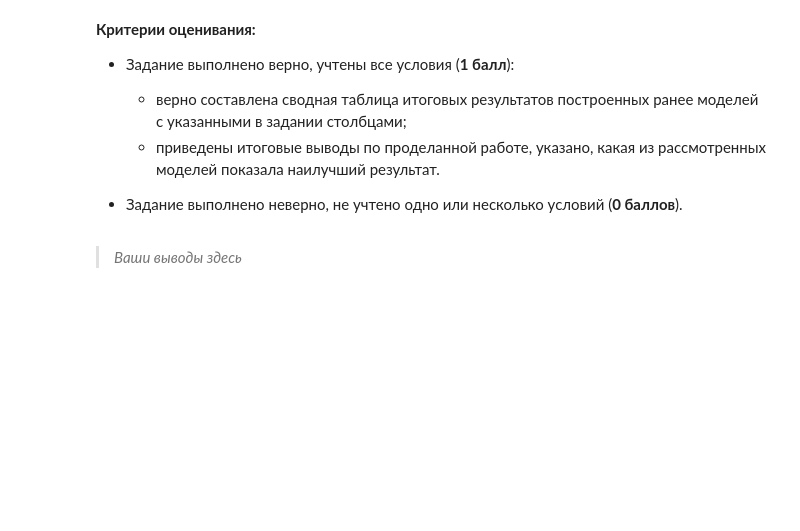
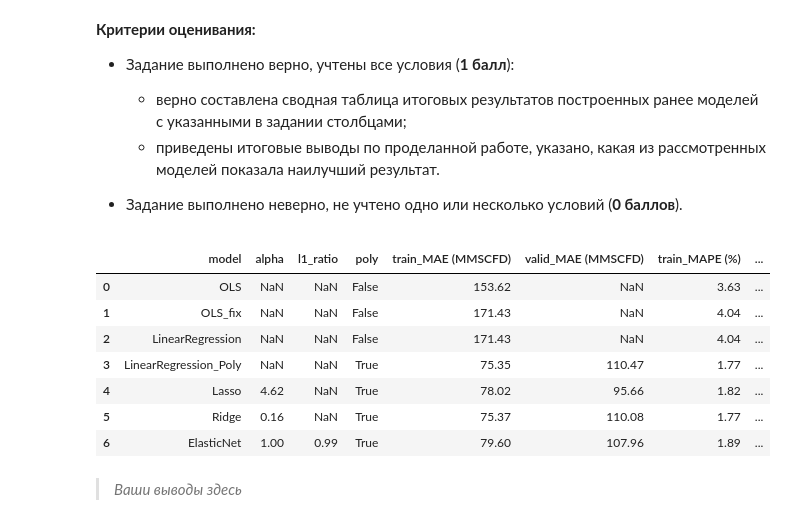
Before and after one commit to Blooodniy/SF_DS, a Jupyter notebook: MATH&ML/MATH&ML-2. Линейная алгебра в контексте линейных методов. Часть II/MATH_ML-2._Практика.ipynb, the cells around one changed output. Saved outputs shown, nothing was run; the diff lists cells and outputs as text; code cells hidden in the pictures; blank space fills up the shorter version.

```diff
--- a/MATH&ML/MATH&ML-2. Линейная алгебра в контексте линейных методов. Часть II/MATH_ML-2._Практика.ipynb
+++ b/MATH&ML/MATH&ML-2. Линейная алгебра в контексте линейных методов. Часть II/MATH_ML-2._Практика.ipynb
@@ -606,4 +617,22 @@ print('MAPE на валидационных фолдах: {:.2f} %\n'.format(-cv
 - Задание выполнено верно, но не учтено одно из условий (**1 балл**).
 - Задание выполнено неверно, не учтено несколько условий (**0 баллов**).
 # %%
-# Ваш код здесь
+param_grid_en = [{'alpha': np.arange(0, 10, 0.01)},
+                 {'l1_ratio': np.arange(0, 1.01, 0.01)}]
+
+grid_search_en = GridSearchCV(
+    estimator=ElasticNet(),
+    param_grid=param_grid_en,
+    cv=5,
+    n_jobs=-1,
+    scoring=get_neg_MAPE
+)
+
+grid_search_en.fit(X_fix_st_poly, y)
+print("Наилучшие значения параметров: {}\n".format(grid_search_en.best_params_))
+
+cv_results_en = cross_validate(grid_search_en.best_estimator_, X_fix_st_poly, y, scoring={'MAE': get_neg_MAE, 'MAPE': get_neg_MAPE}, cv=5, return_train_score=True)
+print('MAE на тренировочных фолдах: {:.2f} MMSCFD'.format(-cv_results_en['train_MAE'].mean()))
+print('MAE на валидационных фолдах: {:.2f} MMSCFD'.format(-cv_results_en['test_MAE'].mean()))
+print('MAPE на тренировочных фолдах: {:.2f} %'.format(-cv_results_en['train_MAPE'].mean()))
+print('MAPE на валидационных фолдах: {:.2f} %\n'.format(-cv_results_en['test_MAPE'].mean()))
@@ -635,2 +667,59 @@ print('MAPE на валидационных фолдах: {:.2f} %\n'.format(-cv
+# %%
+# Классический МНК на всех признаках
+ols = {'model':'OLS',
+       'poly':False,
+       'train_MAE (MMSCFD)':round(get_MAE(y, y_pred), 2),
+       'train_MAPE (%)': round(get_MAPE(y, y_pred), 2)}
+# МНК на отобранных признаках
+ols_fix = {'model':'OLS_fix',
+           'poly':False,
+           'train_MAE (MMSCFD)':round(get_MAE(y, y_pred_fix), 2),
+           'train_MAPE (%)': round(get_MAPE(y, y_pred_fix), 2)}
+# Библиотечная еализация линейной регрессии
+linear_regression = {'model':'LinearRegression',
+                     'poly':False,
+                     'train_MAE (MMSCFD)':round(get_MAE(y, y_pred_lr), 2),
+                     'train_MAPE (%)': round(get_MAPE(y, y_pred_lr), 2)}
+# Линейная регрессия на полиномиальных признаках
+linear_regression_poly = {'model':'LinearRegression_Poly',
+                          'poly':True, 'train_MAE (MMSCFD)':round(-cv_results_lr_p['train_MAE'].mean(), 2),
+                          'valid_MAE (MMSCFD)':round(-cv_results_lr_p['test_MAE'].mean(), 2),
+                          'train_MAPE (%)':round(-cv_results_lr_p['train_MAPE'].mean(), 2),
+                          'valid_MAPE (%)':round(-cv_results_lr_p['test_MAPE'].mean(), 2)}
+# Регрессия с L1-регуляризацией
+lasso = {'model':'Lasso',
+         'alpha':grid_search_l1.best_params_['alpha'],
+         'poly':True, 'train_MAE (MMSCFD)':round(-cv_results_l1['train_MAE'].mean(), 2),
+         'valid_MAE (MMSCFD)':round(-cv_results_l1['test_MAE'].mean(), 2),
+         'train_MAPE (%)':round(-cv_results_l1['train_MAPE'].mean(), 2),
+         'valid_MAPE (%)':round(-cv_results_l1['test_MAPE'].mean(), 2)}
+# Регрессия с L2-регуляризацией
+ridge = {'model':'Ridge',
+         'alpha':grid_search_l2.best_params_['alpha'],
+         'poly':True, 'train_MAE (MMSCFD)':round(-cv_results_l2['train_MAE'].mean(), 2),
+         'valid_MAE (MMSCFD)':round(-cv_results_l2['test_MAE'].mean(), 2),
+         'train_MAPE (%)':round(-cv_results_l2['train_MAPE'].mean(), 2),
+         'valid_MAPE (%)':round(-cv_results_l2['test_MAPE'].mean(), 2)}
+# Регрессия с использованием элластичной сетки
+elastic_net = {'model':'ElasticNet',
+               'alpha':1,
+               'l1_ratio':grid_search_en.best_params_['l1_ratio'],
+               'poly':True, 'train_MAE (MMSCFD)':round(-cv_results_en['train_MAE'].mean(), 2),
+               'valid_MAE (MMSCFD)':round(-cv_results_en['test_MAE'].mean(), 2),
+               'train_MAPE (%)':round(-cv_results_en['train_MAPE'].mean(), 2),
+               'valid_MAPE (%)':round(-cv_results_en['test_MAPE'].mean(), 2)}
+
+# Создаём сводную таблицу с результатами
+pd.DataFrame([ols, ols_fix, linear_regression, linear_regression_poly, lasso, ridge, elastic_net],
+             columns=['model', 'alpha', 'l1_ratio', 'poly', 'train_MAE (MMSCFD)', 'valid_MAE (MMSCFD)', 'train_MAPE (%)', 'valid_MAPE (%)'])
+# %% [output]
+|  | model | alpha | l1_ratio | poly | train_MAE (MMSCFD) | valid_MAE (MMSCFD) | train_MAPE (%) | ... |
+| 0 | OLS | NaN | NaN | False | 153.62 | NaN | 3.63 | ... |
+| 1 | OLS_fix | NaN | NaN | False | 171.43 | NaN | 4.04 | ... |
+| 2 | LinearRegression | NaN | NaN | False | 171.43 | NaN | 4.04 | ... |
+| 3 | LinearRegression_Poly | NaN | NaN | True | 75.35 | 110.47 | 1.77 | ... |
+| 4 | Lasso | 4.62 | NaN | True | 78.02 | 95.66 | 1.82 | ... |
+| 5 | Ridge | 0.16 | NaN | True | 75.37 | 110.08 | 1.77 | ... |
+| 6 | ElasticNet | 1.00 | 0.99 | True | 79.60 | 107.96 | 1.89 | ... |
 # %% [markdown]
 > *Ваши выводы здесь*
```
Also changed, not shown: parts of 12 cells of this notebook.
